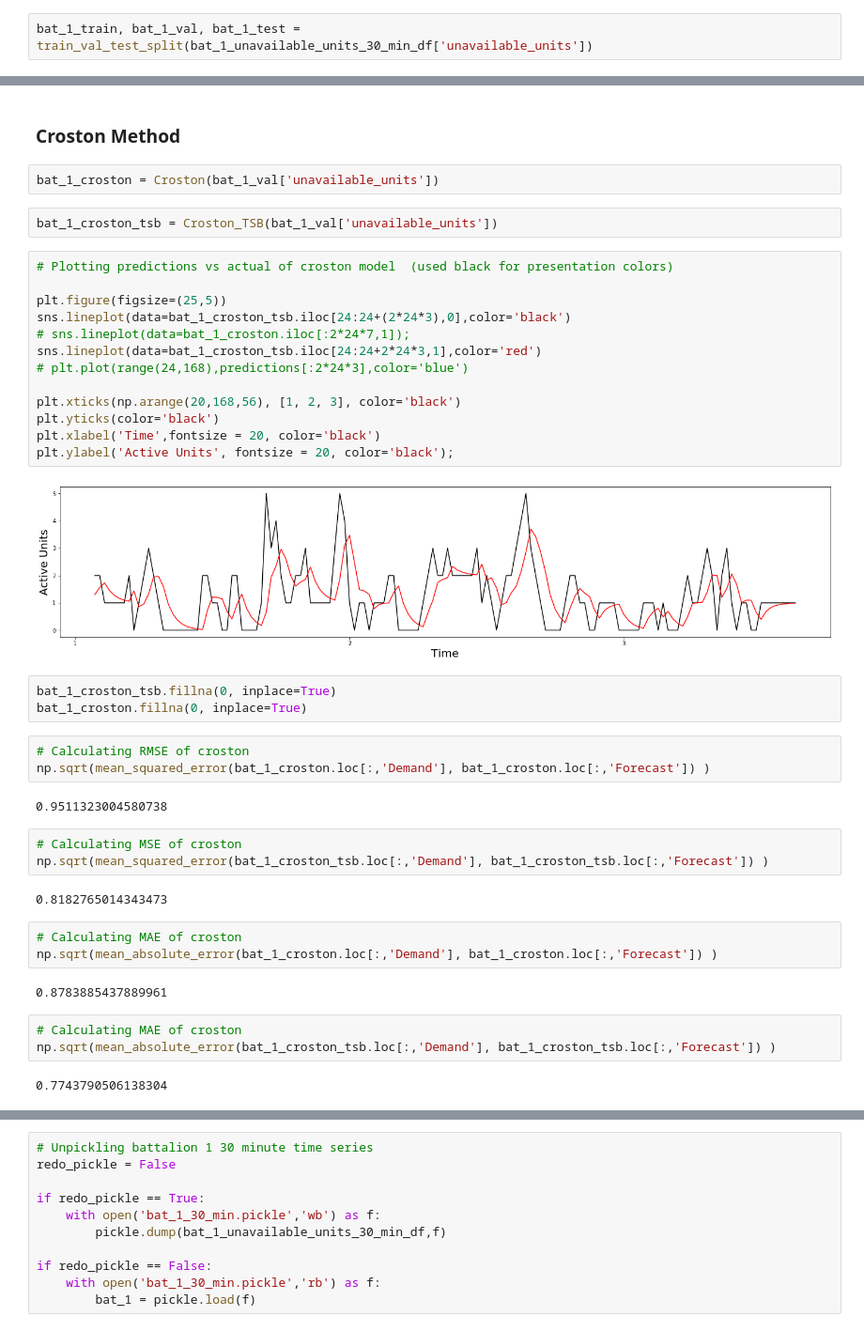
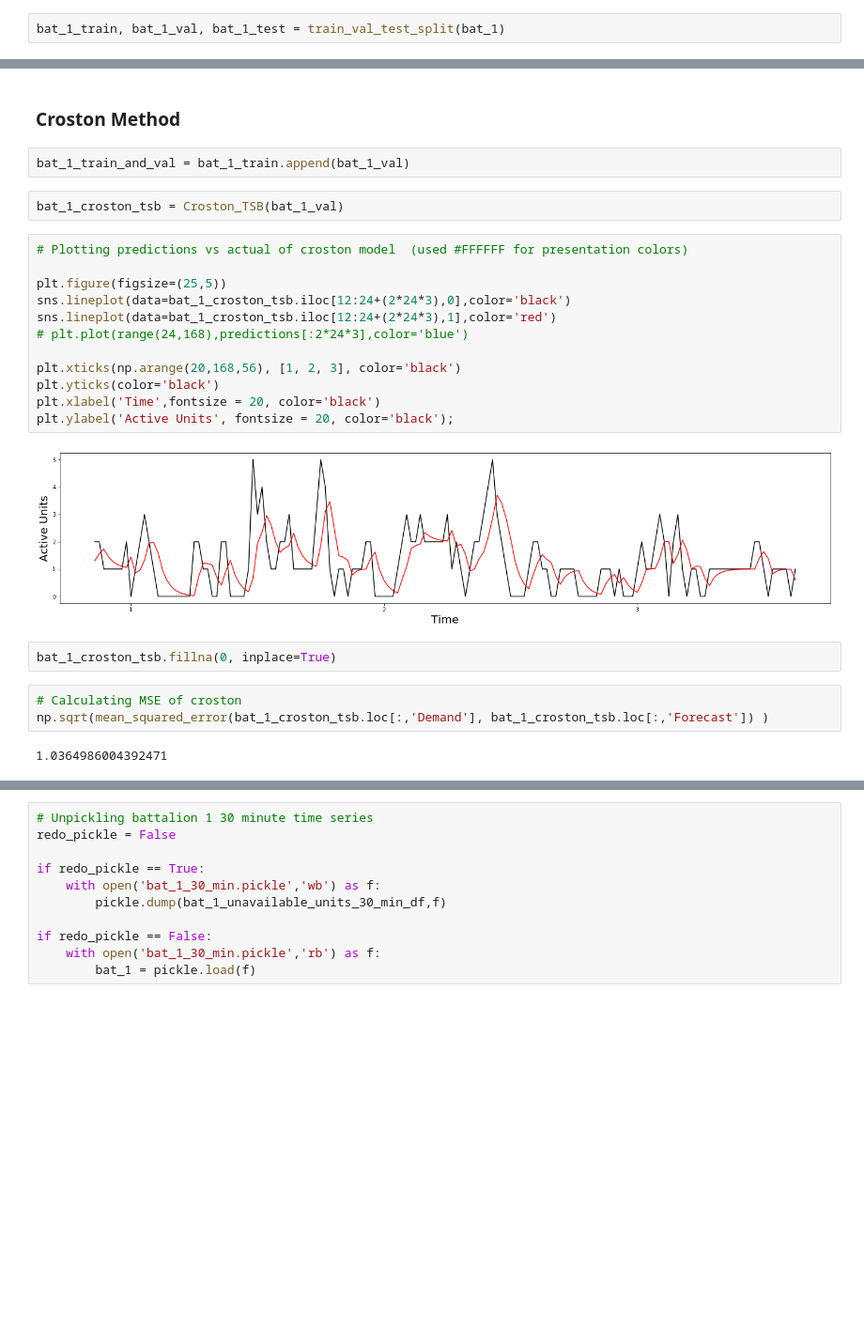
Before and after one commit to tcbonds/Project-5, a Jupyter notebook: 6_Location_Based_Modeling.ipynb, the cells around one changed output, grey strips where cells are left out. Shown at 94% size. Drawn from its saved outputs; the diff is of its cells as text; blank space fills up the shorter version.

Commit message:
Further refactored code and added in all 10 battalion models.

```diff
--- a/6_Location_Based_Modeling.ipynb
+++ b/6_Location_Based_Modeling.ipynb
@@ -196,5 +196,5 @@ if redo_pickle == False:
     with open('bat_1_30_min.pickle','rb') as f:
         bat_1 = pickle.load(f)
 # %%
-bat_1_train, bat_1_val, bat_1_test = train_val_test_split(bat_1_unavailable_units_30_min_df['unavailable_units'])
+bat_1_train, bat_1_val, bat_1_test = train_val_test_split(bat_1)
 # %% [output]
@@ -236,45 +247,28 @@ plt.ylabel('Active Units', fontsize = 20, color='#FFFFFF');
 [figure]
 # %% [markdown]
 ### Croston Method
-# %%
-bat_1_croston = Croston(bat_1_val['unavailable_units'])
+# %%
+bat_1_train_and_val = bat_1_train.append(bat_1_val)
 # %%
-bat_1_croston_tsb = Croston_TSB(bat_1_val['unavailable_units'])
+bat_1_croston_tsb = Croston_TSB(bat_1_val)
 # %%
-# Plotting predictions vs actual of croston model  (used black for presentation colors)
+# Plotting predictions vs actual of croston model  (used #FFFFFF for presentation colors)
 
 plt.figure(figsize=(25,5))
-sns.lineplot(data=bat_1_croston_tsb.iloc[24:24+(2*24*3),0],color='black')
-# sns.lineplot(data=bat_1_croston.iloc[:2*24*7,1]);
-sns.lineplot(data=bat_1_croston_tsb.iloc[24:24+2*24*3,1],color='red')
+sns.lineplot(data=bat_1_croston_tsb.iloc[12:24+(2*24*3),0],color='black')
+sns.lineplot(data=bat_1_croston_tsb.iloc[12:24+(2*24*3),1],color='red')
 # plt.plot(range(24,168),predictions[:2*24*3],color='blue')
 
 plt.xticks(np.arange(20,168,56), [1, 2, 3], color='black')
 plt.yticks(color='black')
 plt.xlabel('Time',fontsize = 20, color='black')
 plt.ylabel('Active Units', fontsize = 20, color='black');
 # %% [output]
-[figure, old version]
+[figure, new version]
 # %%
 bat_1_croston_tsb.fillna(0, inplace=True)
-bat_1_croston.fillna(0, inplace=True)
-# %%
-# Calculating RMSE of croston
-np.sqrt(mean_squared_error(bat_1_croston.loc[:,'Demand'], bat_1_croston.loc[:,'Forecast']) )
-# %% [output]
-0.9511323004580738
 # %%
 # Calculating MSE of croston
 np.sqrt(mean_squared_error(bat_1_croston_tsb.loc[:,'Demand'], bat_1_croston_tsb.loc[:,'Forecast']) )
 # %% [output]
-0.8182765014343473
+1.0364986004392471
-# %%
-# Calculating MAE of croston
-np.sqrt(mean_absolute_error(bat_1_croston.loc[:,'Demand'], bat_1_croston.loc[:,'Forecast']) )
-# %% [output]
-0.8783885437889961
-# %%
-# Calculating MAE of croston
-np.sqrt(mean_absolute_error(bat_1_croston_tsb.loc[:,'Demand'], bat_1_croston_tsb.loc[:,'Forecast']) )
-# %% [output]
-0.7743790506138304
```
Also changed, not shown: parts of 144 cells of this notebook.
